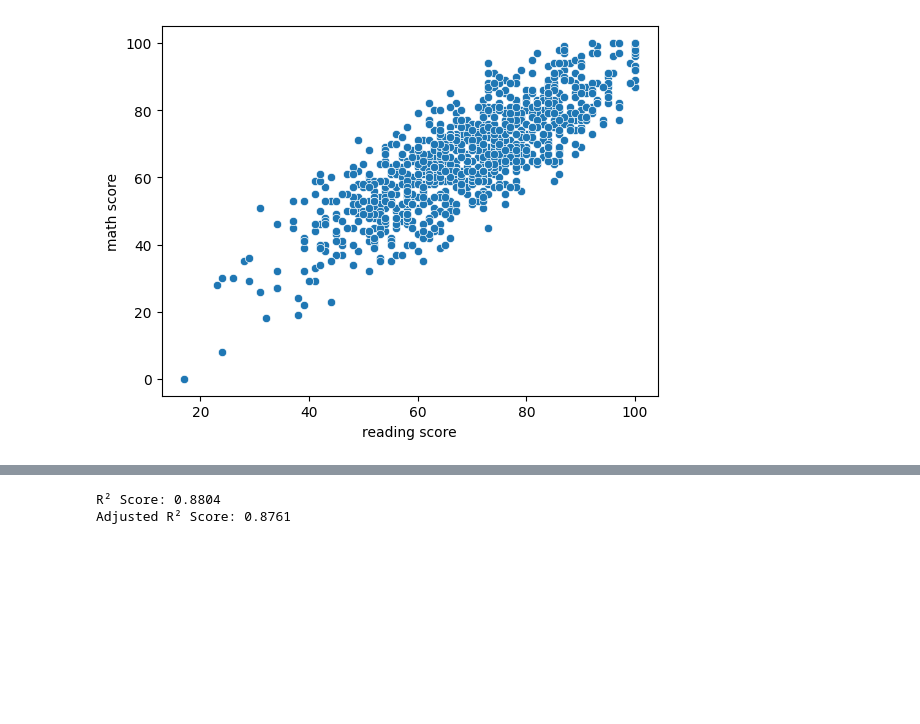
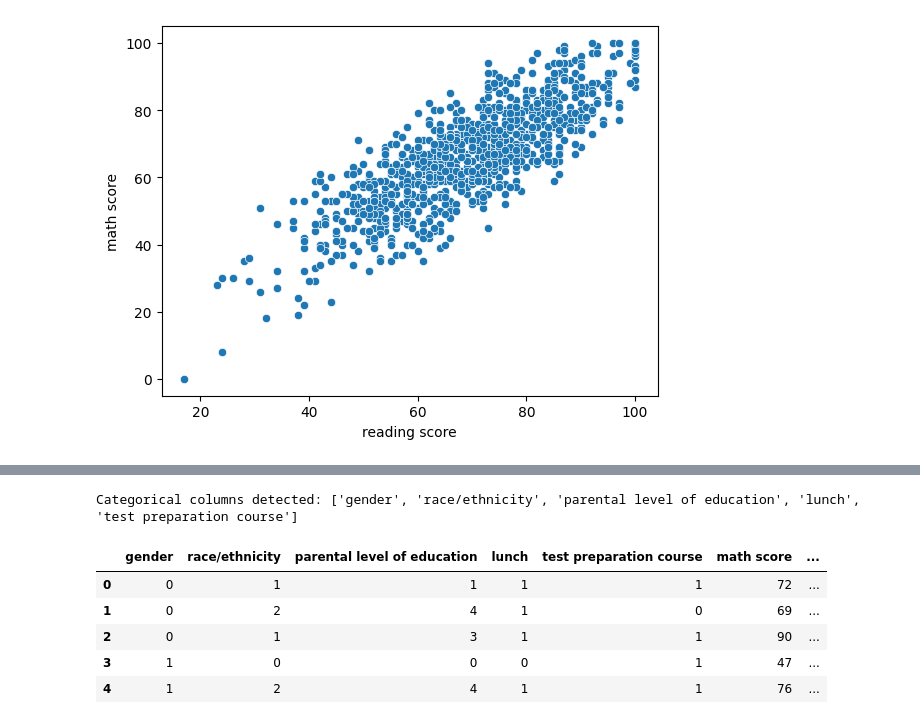
Before and after one commit to NISHAL-AT/STUDENT-PERFORMANCE, a Jupyter notebook: stper.ipynb, the cells around one changed output, grey strips where cells are left out. Saved outputs shown, nothing was run; the diff lists cells and outputs as text; code cells hidden in the pictures; blank space fills up the shorter version.

Commit message:
updated model and app file

```diff
--- a/stper.ipynb
+++ b/stper.ipynb
@@ -264,16 +94,28 @@ R² Score: 0.8804332983749565
-# %%
-from sklearn.metrics import r2_score
-
-y_pred = model.predict(X_test)
-
-r2 = r2_score(y_test, y_pred)
-print(f"R² Score: {r2:.4f}")
-
-n = X_test.shape[0]
-p = X_test.shape[1]
-
-adj_r2 = 1 - ((1 - r2) * (n - 1) / (n - p - 1))
-print(f"Adjusted R² Score: {adj_r2:.4f}")
-# %% [output]
-R² Score: 0.8804
-Adjusted R² Score: 0.8761
+# %%
+import pandas as pd
+from sklearn.preprocessing import LabelEncoder
+
+
+data = df.copy()
+
+categorical_cols = data.select_dtypes(include=['object', 'category']).columns.tolist()
+print("Categorical columns detected:", categorical_cols)
+
+
+encoders = {}
+
+
+for col in categorical_cols:
+    le = LabelEncoder()
+    data[col] = le.fit_transform(data[col])
+    encoders[col] = le
+
+data.head()
+# %% [output]
+Categorical columns detected: ['gender', 'race/ethnicity', 'parental level of education', 'lunch', 'test preparation course']
+|  | gender | race/ethnicity | parental level of education | lunch | test preparation course | math score | ... |
+| 0 | 0 | 1 | 1 | 1 | 1 | 72 | ... |
+| 1 | 0 | 2 | 4 | 1 | 0 | 69 | ... |
+| 2 | 0 | 1 | 3 | 1 | 1 | 90 | ... |
+| 3 | 1 | 0 | 0 | 0 | 1 | 47 | ... |
+| 4 | 1 | 2 | 4 | 1 | 1 | 76 | ... |
```
Also changed, not shown: parts of 8 cells of this notebook, 3 other files.
